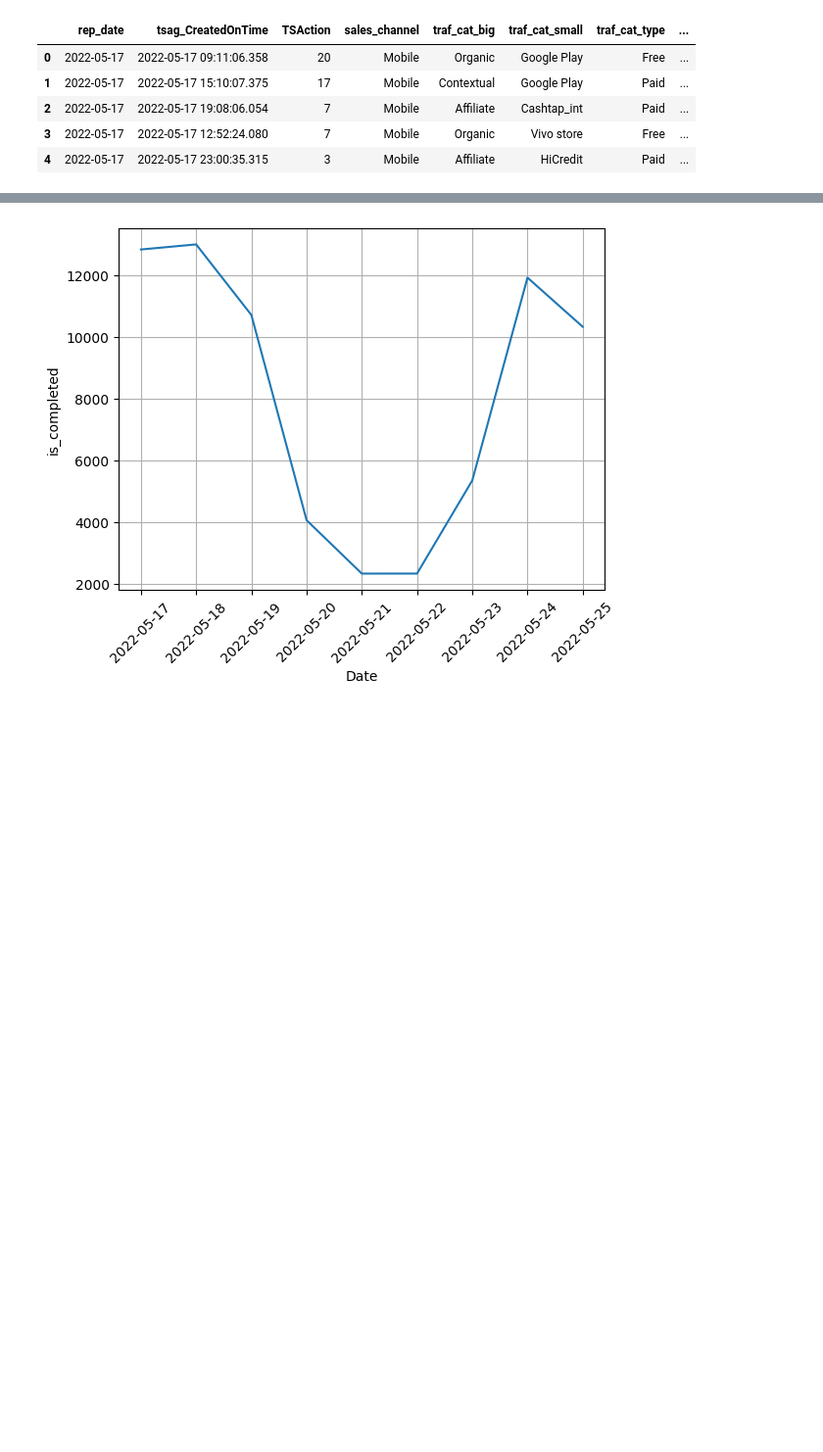
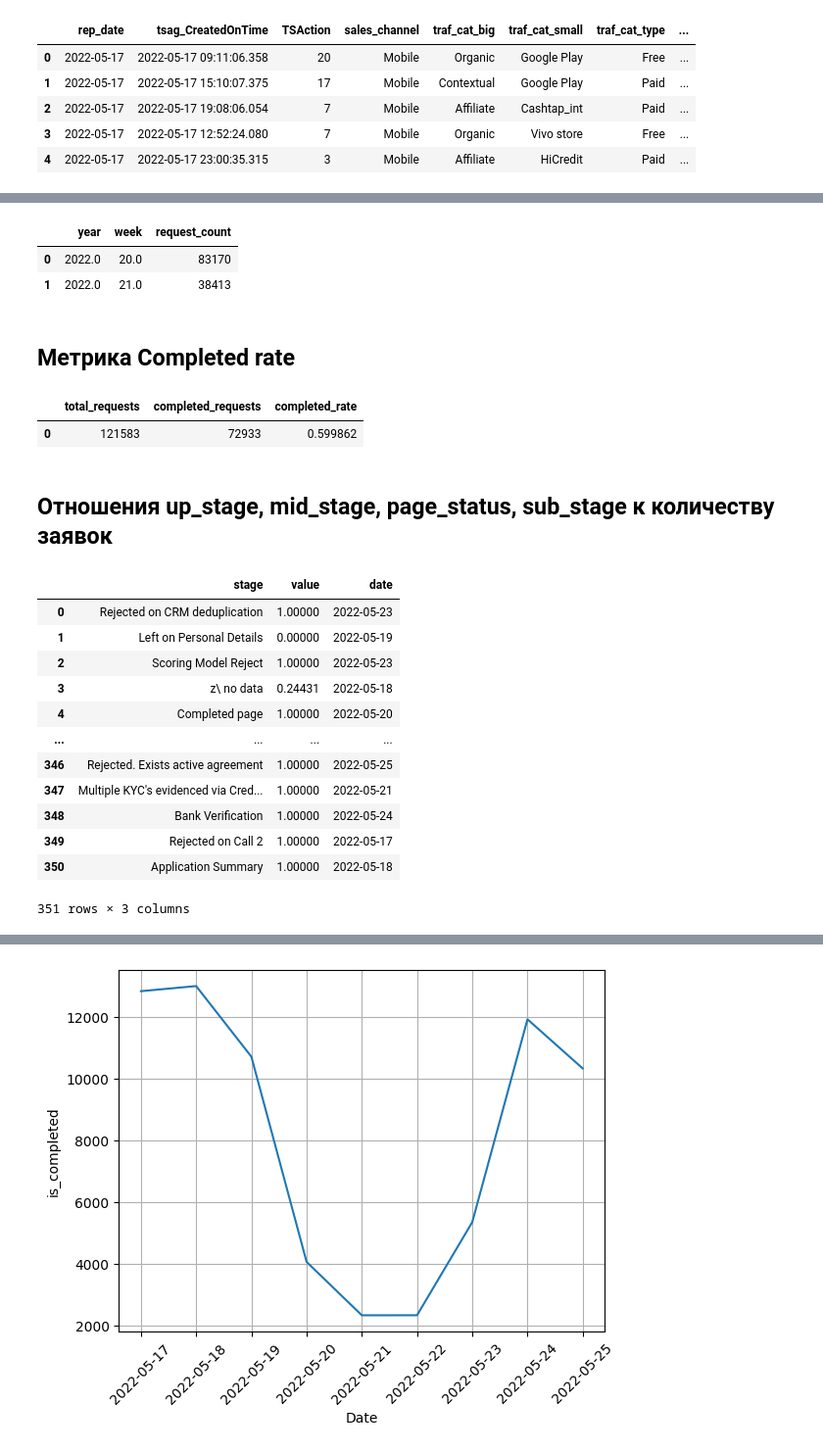
Before and after one commit to opqi/finstar_test, a Jupyter notebook: explore_data.ipynb, the cells around one changed output, grey strips where cells are left out. Shown: that part at 98% size. Cells and saved outputs as stored; diff of their text form; code cells hidden in the pictures; blank space fills up the shorter version.

```diff
--- a/explore_data.ipynb
+++ b/explore_data.ipynb
@@ -32,0 +56,80 @@ df_check.head()
+# %%
+query = '''SELECT
+    EXTRACT(YEAR FROM rep_date) AS year,
+    EXTRACT(WEEK FROM rep_date) AS week,
+    COUNT(*) AS request_count
+FROM
+    test_sample_data
+GROUP BY
+    EXTRACT(YEAR FROM rep_date),
+    EXTRACT(WEEK FROM rep_date)
+ORDER BY
+    EXTRACT(YEAR FROM rep_date),
+    EXTRACT(WEEK FROM rep_date);'''
+df_hierarchy_week = pd.read_sql(query, engine)
+df_hierarchy_week.head()
+# %% [output]
+|  | year | week | request_count |
+| 0 | 2022.0 | 20.0 | 83170 |
+| 1 | 2022.0 | 21.0 | 38413 |
+# %% [markdown]
+## Метрика Completed rate
+# %%
+query = '''SELECT
+    COUNT(*) AS total_requests,
+    SUM(CASE WHEN is_completed = 1 THEN 1 ELSE 0 END) AS completed_requests,
+    1.0 * SUM(CASE WHEN is_completed = 1 THEN 1 ELSE 0 END) / COUNT(*) AS completed_rate
+FROM
+    test_sample_data;'''
+
+df_completed_rate = pd.read_sql(query, engine)
+df_completed_rate.head()
+# %% [output]
+|  | total_requests | completed_requests | completed_rate |
+| 0 | 121583 | 72933 | 0.599862 |
+# %% [markdown]
+## Отношения up_stage, mid_stage, page_status, sub_stage к количеству заявок
+# %%
+query = '''with data as (SELECT up_stage as stage,
+1.0 * sum(is_completed) / count(*) as value,
+rep_date as date
+FROM test_sample_data
+group by stage, date
+union
+SELECT mid_stage as stage,
+1.0 * sum(is_completed) / count(*) as value,
+rep_date as date
+FROM test_sample_data
+group by stage, date
+union
+SELECT page_status as stage,
+1.0 * sum(is_completed) / count(*) as value,
+rep_date as date
+FROM test_sample_data
+group by stage, date
+union
+SELECT sub_stage as stage,
+1.0 * sum(is_completed) / count(*) as value,
+rep_date as date
+FROM test_sample_data
+group by stage, date)
+
+select * from data
+'''
+
+df_table = pd.read_sql(query, engine)
+df_table
+# %% [output]
+|  | stage | value | date |
+| 0 | Rejected on CRM deduplication | 1.00000 | 2022-05-23 |
+| 1 | Left on Personal Details | 0.00000 | 2022-05-19 |
+| 2 | Scoring Model Reject | 1.00000 | 2022-05-23 |
+| 3 | z\ no data | 0.24431 | 2022-05-18 |
+| 4 | Completed page | 1.00000 | 2022-05-20 |
+| ... | ... | ... | ... |
+| 346 | Rejected. Exists active agreement | 1.00000 | 2022-05-25 |
+| 347 | Multiple KYC's evidenced via Cred... | 1.00000 | 2022-05-21 |
+| 348 | Bank Verification | 1.00000 | 2022-05-24 |
+| 349 | Rejected on Call 2 | 1.00000 | 2022-05-17 |
+| 350 | Application Summary | 1.00000 | 2022-05-18 |
+351 rows × 3 columns
```
Also changed, not shown: parts of 6 cells of this notebook.
